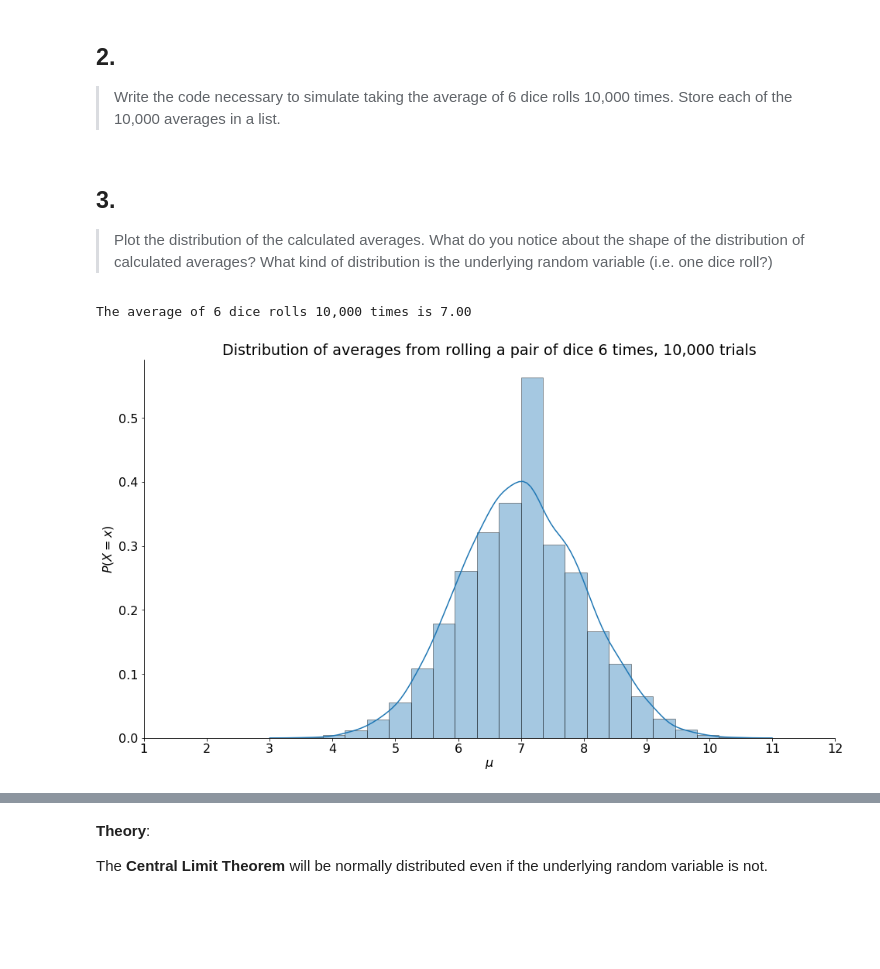
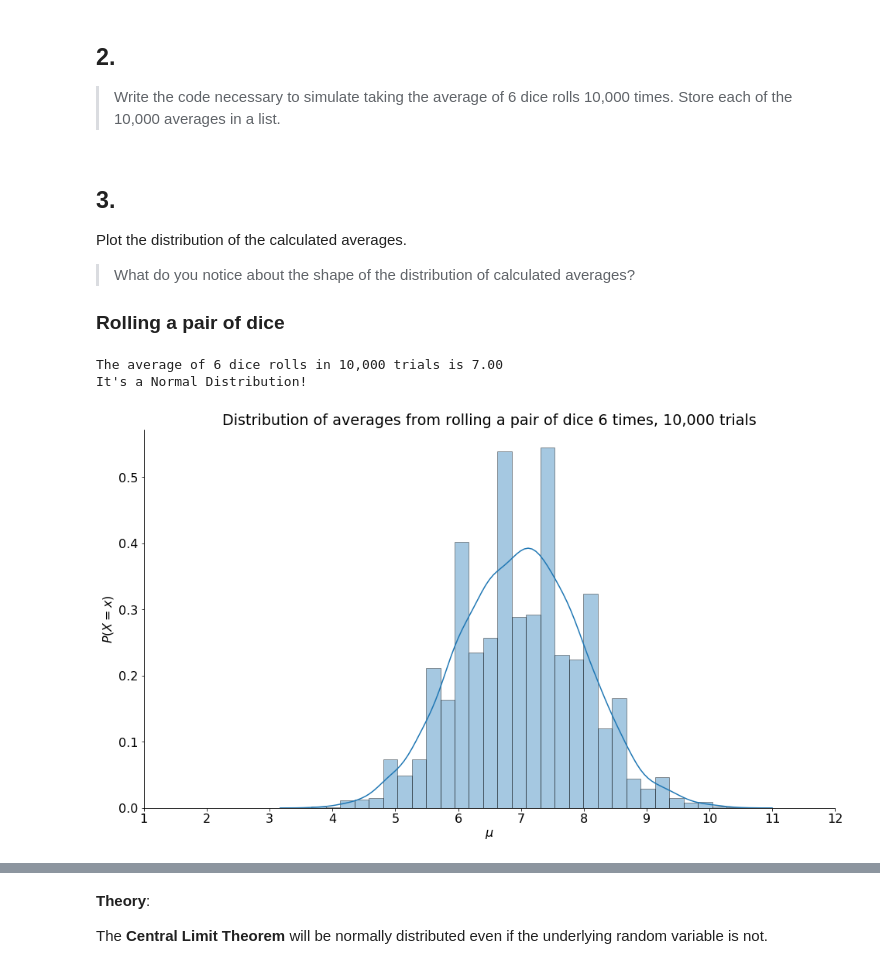
Before and after one commit to Promeos/statistics-exercises, a Jupyter notebook: hypothesis_testing.ipynb, the cells around one changed output, grey strips where cells are left out. Cells and saved outputs as stored; diff of their text form; code cells hidden in the pictures; blank space fills up the shorter version.

Commit message:
Corrected spelling and formatting errors. Refactored code and plotted distributions

```diff
--- a/hypothesis_testing.ipynb
+++ b/hypothesis_testing.ipynb
@@ -130,16 +209,24 @@ dice = die_1 + die_2
 # %% [markdown]
 ## 3.
-> Plot the distribution of the calculated averages. What do you notice about the shape of the distribution of calculated averages? What kind of distribution is the underlying random variable (i.e. one dice roll?)
+Plot the distribution of the calculated averages.
+> What do you notice about the shape of the distribution of calculated averages?
+
+### Rolling a pair of dice
 # %%
+# Calculate the mean of each trial
 average = dice.mean(axis=1)
-print("The average of 6 dice rolls 10,000 times is {:.2f}".format(dice.mean()))
 
-sns.distplot(average, bins=20)
+print("The average of 6 dice rolls in 10,000 trials is {:.2f}".format(dice.mean()))
+print("It's a Normal Distribution!")
+
+# Plot the means of each trial as distribution
+sns.distplot(average, bins=30)
 
 plt.title("Distribution of averages from rolling a pair of dice 6 times, 10,000 trials")
 plt.xlabel('$\mu$')
 plt.ylabel('$P(X=x)$')
 plt.xticks(np.linspace(1, 12, 12));
 # %% [output]
-The average of 6 dice rolls 10,000 times is 7.00
+The average of 6 dice rolls in 10,000 trials is 7.00
+It's a Normal Distribution!
-[figure, old version]
+[figure, new version]
```
Also changed, not shown: parts of 19 cells of this notebook.
